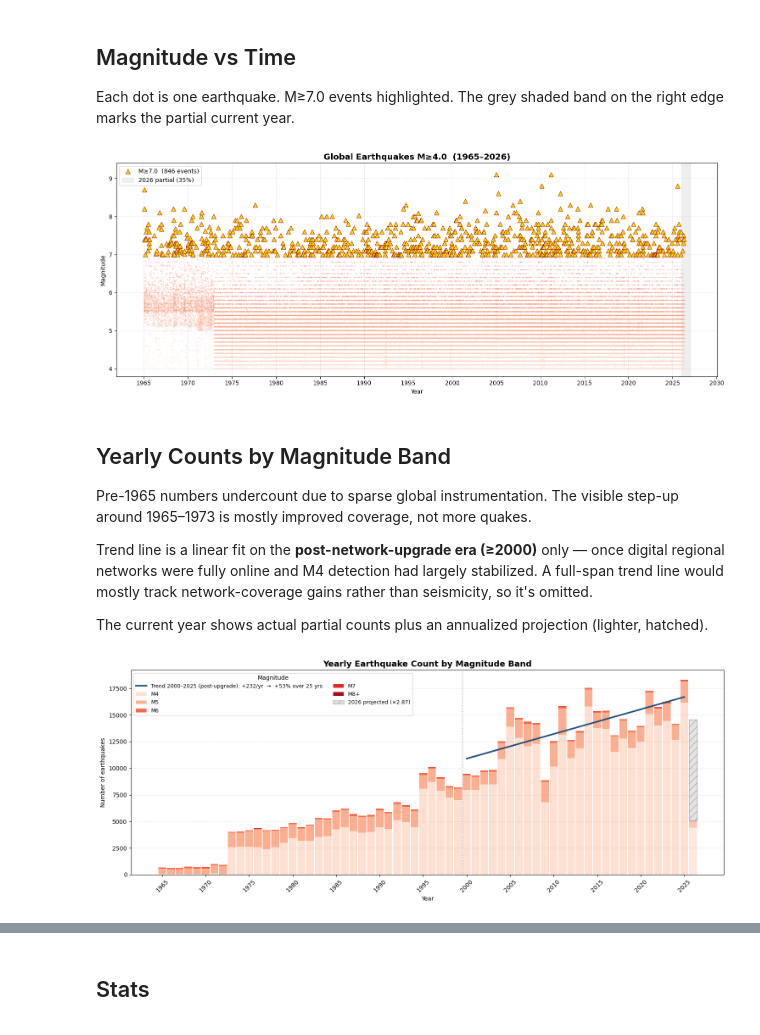
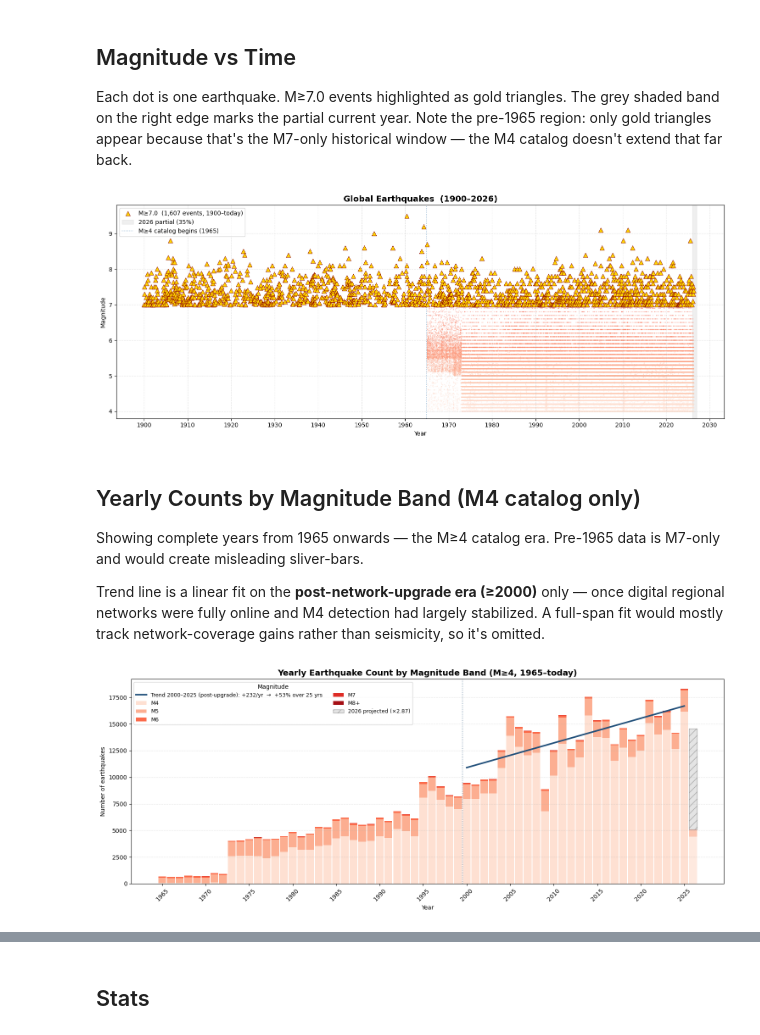
Before and after one commit to Biblejustin/earthquakes, a Jupyter notebook: earthquakes.ipynb, the cells around one changed output, grey strips where cells are left out. Saved outputs shown, nothing was run; the diff lists cells and outputs as text; code cells hidden in the pictures.

```diff
--- a/earthquakes.ipynb
+++ b/earthquakes.ipynb
@@ -52,50 +57,52 @@ Current year (2026) is 34.8% complete — handled separately in plots.
 # %% [markdown]
 ## Magnitude vs Time
 
-Each dot is one earthquake. M≥7.0 events highlighted. The grey shaded band on the right edge marks the partial current year.
+Each dot is one earthquake. M≥7.0 events highlighted as gold triangles. The grey shaded band on the right edge marks the partial current year. Note the pre-1965 region: only gold triangles appear because that's the M7-only historical window — the M4 catalog doesn't extend that far back.
 # %%
 fig, ax = plt.subplots(figsize=(15, 6))
 
 ax.scatter(df['time'], df['mag'], c=df['mag'], cmap='Reds',
            alpha=0.25, s=3, linewidth=0)
 
 major = df[df['mag'] >= 7.0]
 ax.scatter(major['time'], major['mag'], c='gold', s=60, marker='^',
            edgecolors='darkred', linewidth=0.6, zorder=5,
-           label=f'M≥7.0  ({len(major):,} events)')
+           label=f'M≥7.0  ({len(major):,} events, 1900–today)')
 
 ax.axvspan(year_start, year_end, color='grey', alpha=0.12, zorder=0,
            label=f'{current_year} partial ({year_fraction:.0%})')
+ax.axvline(pd.Timestamp(f'{M4_COMPLETE_FROM}-01-01', tz='UTC'),
+           color='steelblue', linestyle=':', linewidth=1.2, alpha=0.6,
+           label=f'M≥4 catalog begins ({M4_COMPLETE_FROM})')
 
 ax.set_xlabel('Year')
 ax.set_ylabel('Magnitude')
-ax.set_title(f'Global Earthquakes M≥4.0  ({df["year"].min()}–{current_year})',
+ax.set_title(f'Global Earthquakes  ({df["year"].min()}–{current_year})',
              fontsize=14, fontweight='bold')
-ax.xaxis.set_major_locator(mdates.YearLocator(5))
+ax.xaxis.set_major_locator(mdates.YearLocator(10))
 ax.xaxis.set_major_formatter(mdates.DateFormatter('%Y'))
 ax.set_ylim(3.8, df['mag'].max() + 0.3)
 ax.grid(True, alpha=0.3, linestyle='--')
 ax.legend(loc='upper left')
 plt.tight_layout()
 save_fig(fig, '01_magnitude_vs_time.png')
 plt.show()
 # %% [output]
-[figure, old version]
+[figure, new version]
 # %% [markdown]
-## Yearly Counts by Magnitude Band
+## Yearly Counts by Magnitude Band (M4 catalog only)
 
-Pre-1965 numbers undercount due to sparse global instrumentation. The visible step-up around 1965–1973 is mostly improved coverage, not more quakes.
+Showing complete years from 1965 onwards — the M≥4 catalog era. Pre-1965 data is M7-only and would create misleading sliver-bars.
 
-Trend line is a linear fit on the **post-network-upgrade era (≥2000)** only — once digital regional networks were fully online and M4 detection had largely stabilized. A full-span trend line would mostly track network-coverage gains rather than seismicity, so it's omitted.
-
-The current year shows actual partial counts plus an annualized projection (lighter, hatched).
+Trend line is a linear fit on the **post-network-upgrade era (≥2000)** only — once digital regional networks were fully online and M4 detection had largely stabilized. A full-span fit would mostly track network-coverage gains rather than seismicity, so it's omitted.
 # %%
 bands = [(4, 5, 'M4'), (5, 6, 'M5'), (6, 7, 'M6'), (7, 8, 'M7'), (8, 11, 'M8+')]
 band_colors = ['#fee0d2', '#fcae91', '#fb6a4a', '#de2d26', '#a50f15']
 
-by_year = pd.DataFrame({'year': sorted(df['year'].unique())}).set_index('year')
+m4_era = df[df['year'] >= M4_COMPLETE_FROM]
+by_year = pd.DataFrame({'year': sorted(m4_era['year'].unique())}).set_index('year')
 for lo, hi, label in bands:
-    sel = df[(df['mag'] >= lo) & (df['mag'] < hi)]
+    sel = m4_era[(m4_era['mag'] >= lo) & (m4_era['mag'] < hi)]
     by_year[label] = sel.groupby('year').size()
 by_year = by_year.fillna(0).astype(int)
 
@@ -144,7 +151,7 @@ if NETWORK_UPGRADE_YEAR in year_to_x:
 
 ax.set_xlabel('Year')
 ax.set_ylabel('Number of earthquakes')
-ax.set_title('Yearly Earthquake Count by Magnitude Band',
+ax.set_title('Yearly Earthquake Count by Magnitude Band (M≥4, 1965–today)',
              fontsize=14, fontweight='bold')
 ax.legend(title='Magnitude', loc='upper left', ncol=2, fontsize=9)
 ax.grid(True, axis='y', alpha=0.3, linestyle='--')
@@ -155,5 +162,5 @@ plt.tight_layout()
 save_fig(fig, '02_yearly_by_band.png')
 plt.show()
 # %% [output]
-[figure, old version]
+[figure, new version]
 # %% [markdown]
```
Also changed, not shown: parts of 7 cells of this notebook, 4 other files.
